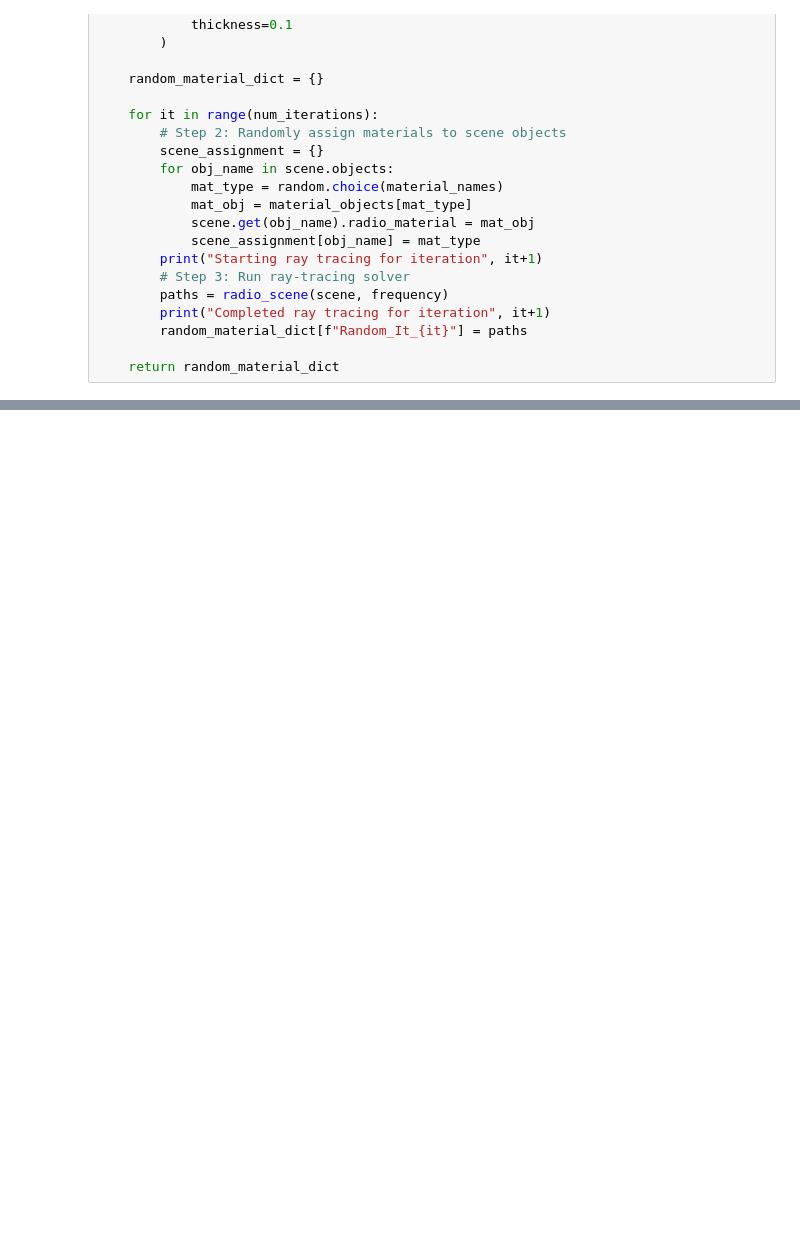
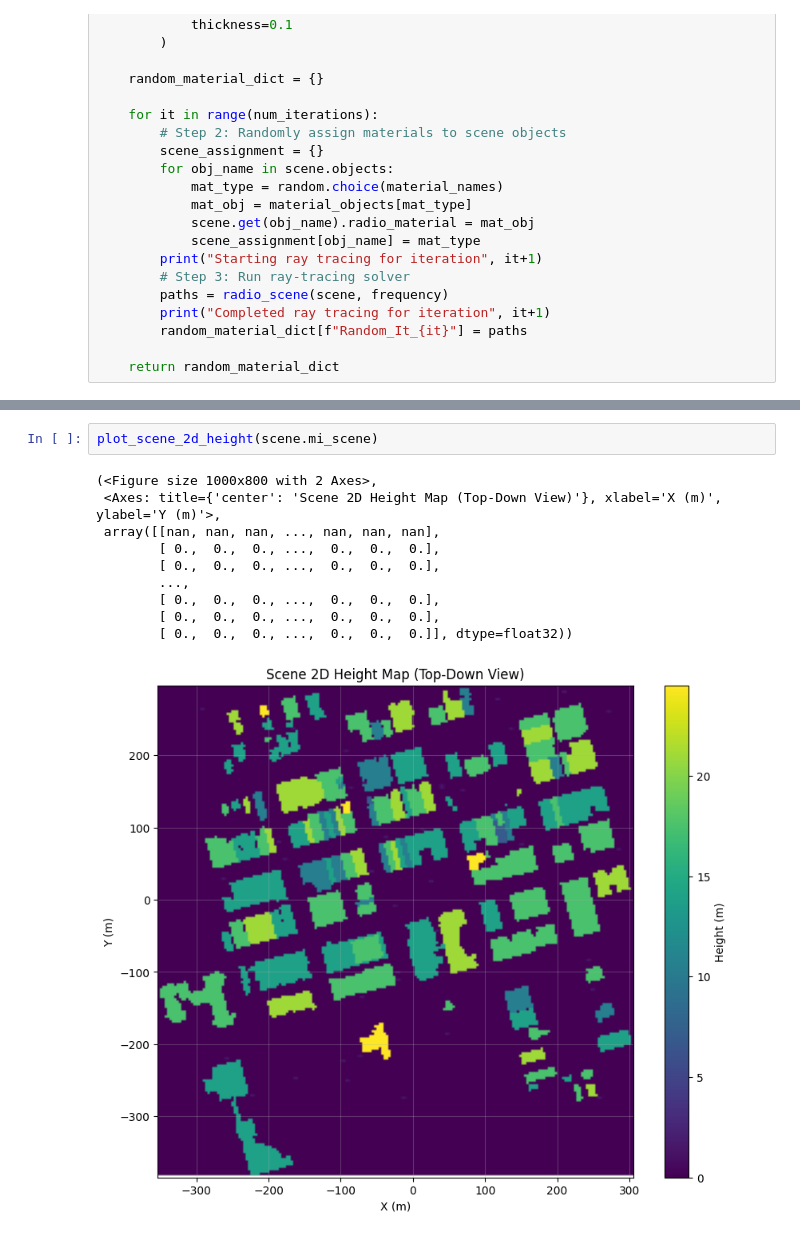
Before and after one commit to davidklee04/Sionna_Princeton, a Jupyter notebook: scene_generation.ipynb, the cells around one changed output, grey strips where cells are left out. Drawn from its saved outputs; the diff is of its cells as text; blank space fills up the shorter version.

```diff
--- a/scene_generation.ipynb
+++ b/scene_generation.ipynb
@@ -689,0 +871,13 @@ HBox(children=(Renderer(camera=PerspectiveCamera(aspect=1.31, children=(Directio
+# %%
+plot_scene_2d_height(scene.mi_scene)
+# %% [output]
+(<Figure size 1000x800 with 2 Axes>,
+ <Axes: title={'center': 'Scene 2D Height Map (Top-Down View)'}, xlabel='X (m)', ylabel='Y (m)'>,
+ array([[nan, nan, nan, ..., nan, nan, nan],
+        [ 0.,  0.,  0., ...,  0.,  0.,  0.],
+        [ 0.,  0.,  0., ...,  0.,  0.,  0.],
+        ...,
+        [ 0.,  0.,  0., ...,  0.,  0.,  0.],
+        [ 0.,  0.,  0., ...,  0.,  0.,  0.],
+        [ 0.,  0.,  0., ...,  0.,  0.,  0.]], dtype=float32))
+[figure, added]
```
Also changed, not shown: parts of 11 cells of this notebook.
